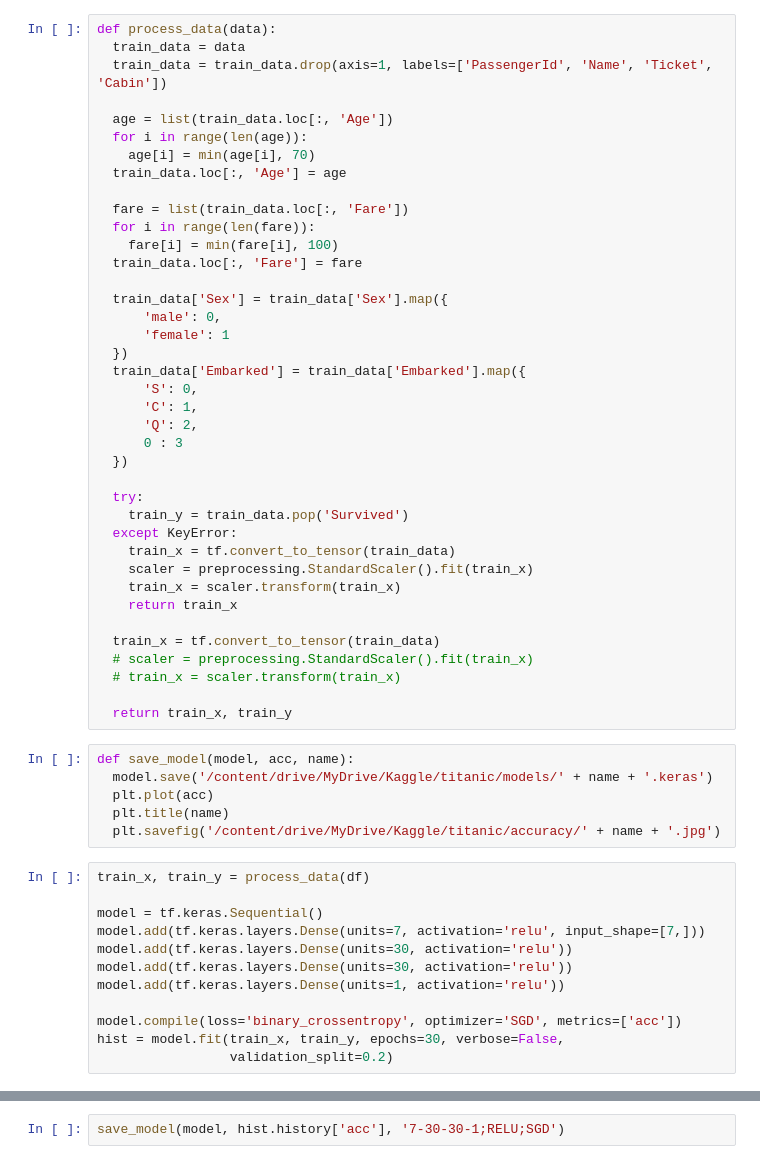
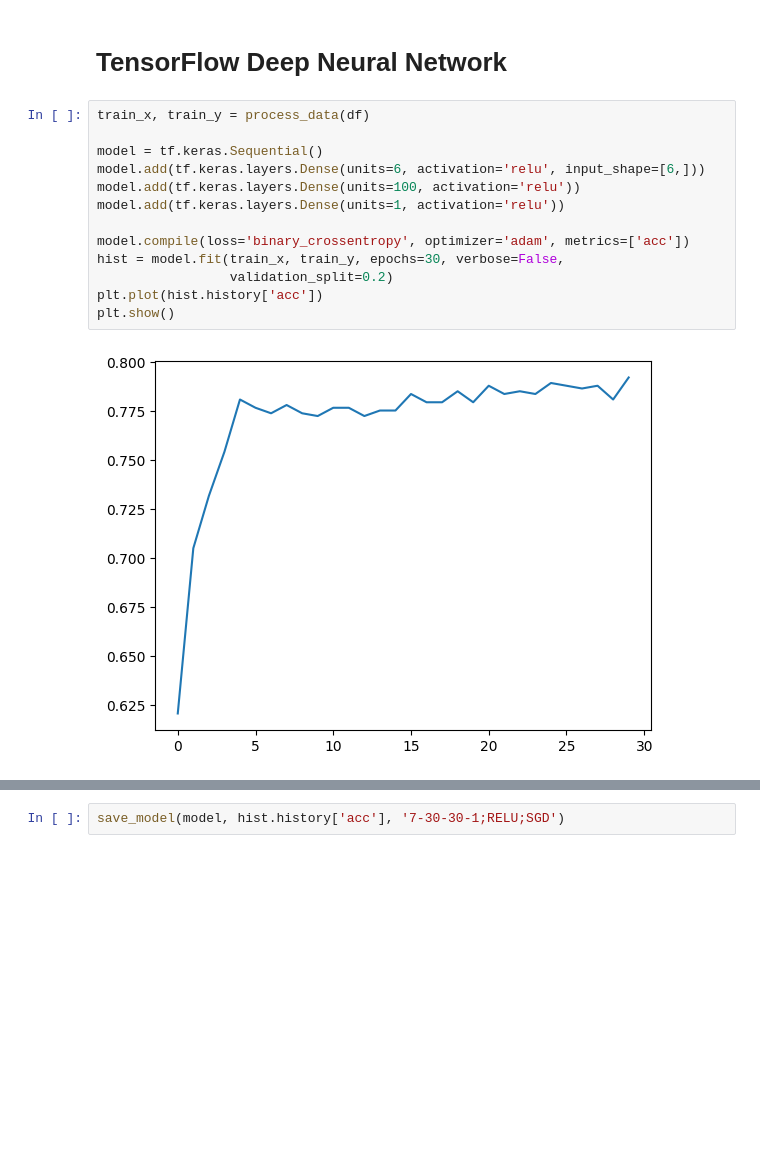
Before and after one commit to Paaaark/Kaggle, a Jupyter notebook: titanic/titanic.ipynb, the cells around one changed output, grey strips where cells are left out. Drawn from its saved outputs; the diff is of its cells as text; blank space fills up the shorter version.

```diff
--- a/titanic/titanic.ipynb
+++ b/titanic/titanic.ipynb
@@ -132,57 +30,17 @@ for key in keys:
-# %%
-def process_data(data):
-  train_data = data
-  train_data = train_data.drop(axis=1, labels=['PassengerId', 'Name', 'Ticket', 'Cabin'])
-
-  age = list(train_data.loc[:, 'Age'])
-  for i in range(len(age)):
-    age[i] = min(age[i], 70)
-  train_data.loc[:, 'Age'] = age
-
-  fare = list(train_data.loc[:, 'Fare'])
-  for i in range(len(fare)):
-    fare[i] = min(fare[i], 100)
-  train_data.loc[:, 'Fare'] = fare
-
-  train_data['Sex'] = train_data['Sex'].map({
-      'male': 0,
-      'female': 1
-  })
-  train_data['Embarked'] = train_data['Embarked'].map({
-      'S': 0,
-      'C': 1,
-      'Q': 2,
-      0 : 3
-  })
-
-  try:
-    train_y = train_data.pop('Survived')
-  except KeyError:
-    train_x = tf.convert_to_tensor(train_data)
-    scaler = preprocessing.StandardScaler().fit(train_x)
-    train_x = scaler.transform(train_x)
-    return train_x
-
-  train_x = tf.convert_to_tensor(train_data)
-  # scaler = preprocessing.StandardScaler().fit(train_x)
-  # train_x = scaler.transform(train_x)
-
-  return train_x, train_y
-# %%
-def save_model(model, acc, name):
-  model.save('/content/drive/MyDrive/Kaggle/titanic/models/' + name + '.keras')
-  plt.plot(acc)
-  plt.title(name)
-  plt.savefig('/content/drive/MyDrive/Kaggle/titanic/accuracy/' + name + '.jpg')
+# %% [markdown]
+# TensorFlow Deep Neural Network
 # %%
 train_x, train_y = process_data(df)
 
 model = tf.keras.Sequential()
-model.add(tf.keras.layers.Dense(units=7, activation='relu', input_shape=[7,]))
-model.add(tf.keras.layers.Dense(units=30, activation='relu'))
-model.add(tf.keras.layers.Dense(units=30, activation='relu'))
+model.add(tf.keras.layers.Dense(units=6, activation='relu', input_shape=[6,]))
+model.add(tf.keras.layers.Dense(units=100, activation='relu'))
 model.add(tf.keras.layers.Dense(units=1, activation='relu'))
 
-model.compile(loss='binary_crossentropy', optimizer='SGD', metrics=['acc'])
+model.compile(loss='binary_crossentropy', optimizer='adam', metrics=['acc'])
 hist = model.fit(train_x, train_y, epochs=30, verbose=False,
                  validation_split=0.2)
+plt.plot(hist.history['acc'])
+plt.show()
+# %% [output]
+[figure, added]
```
Also changed, not shown: parts of 17 cells of this notebook.
